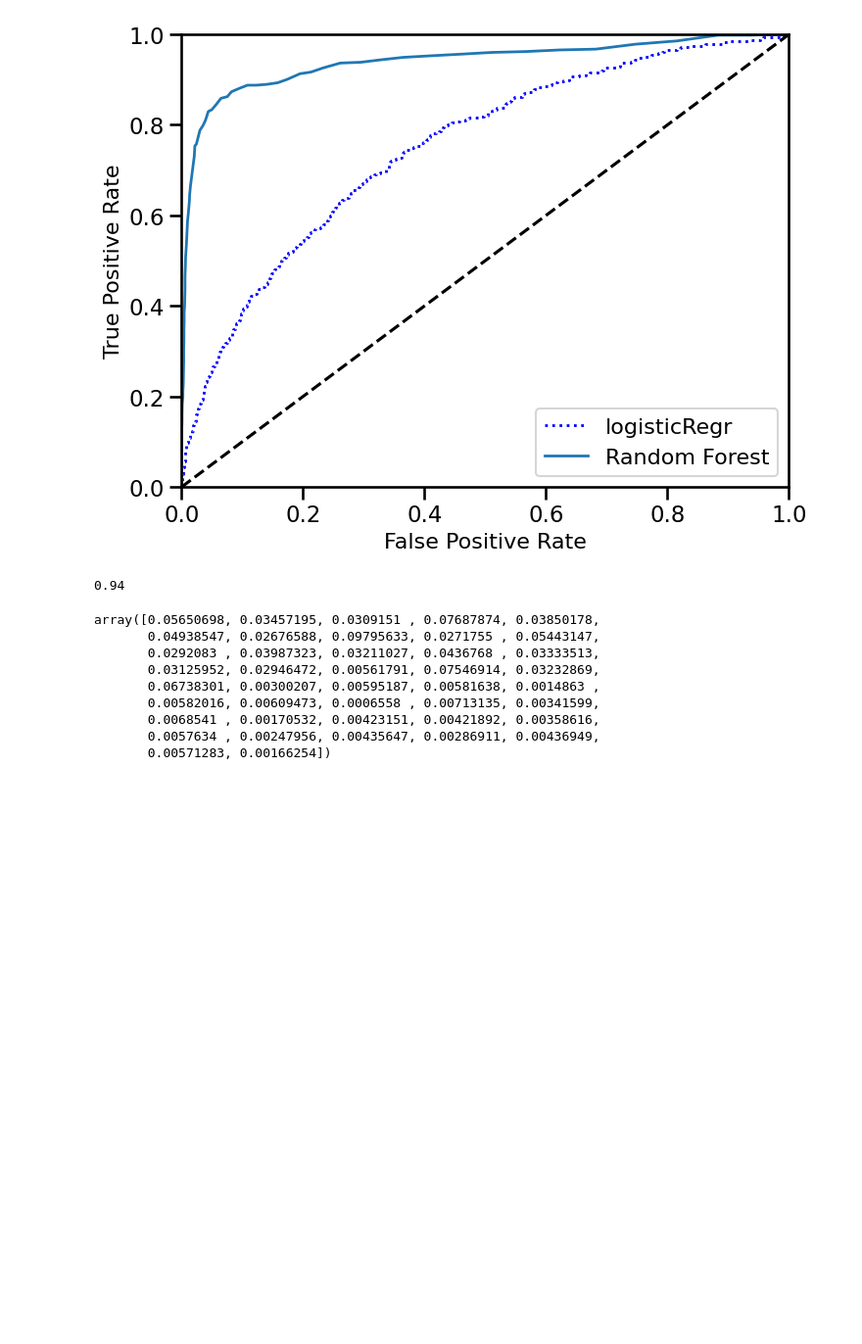
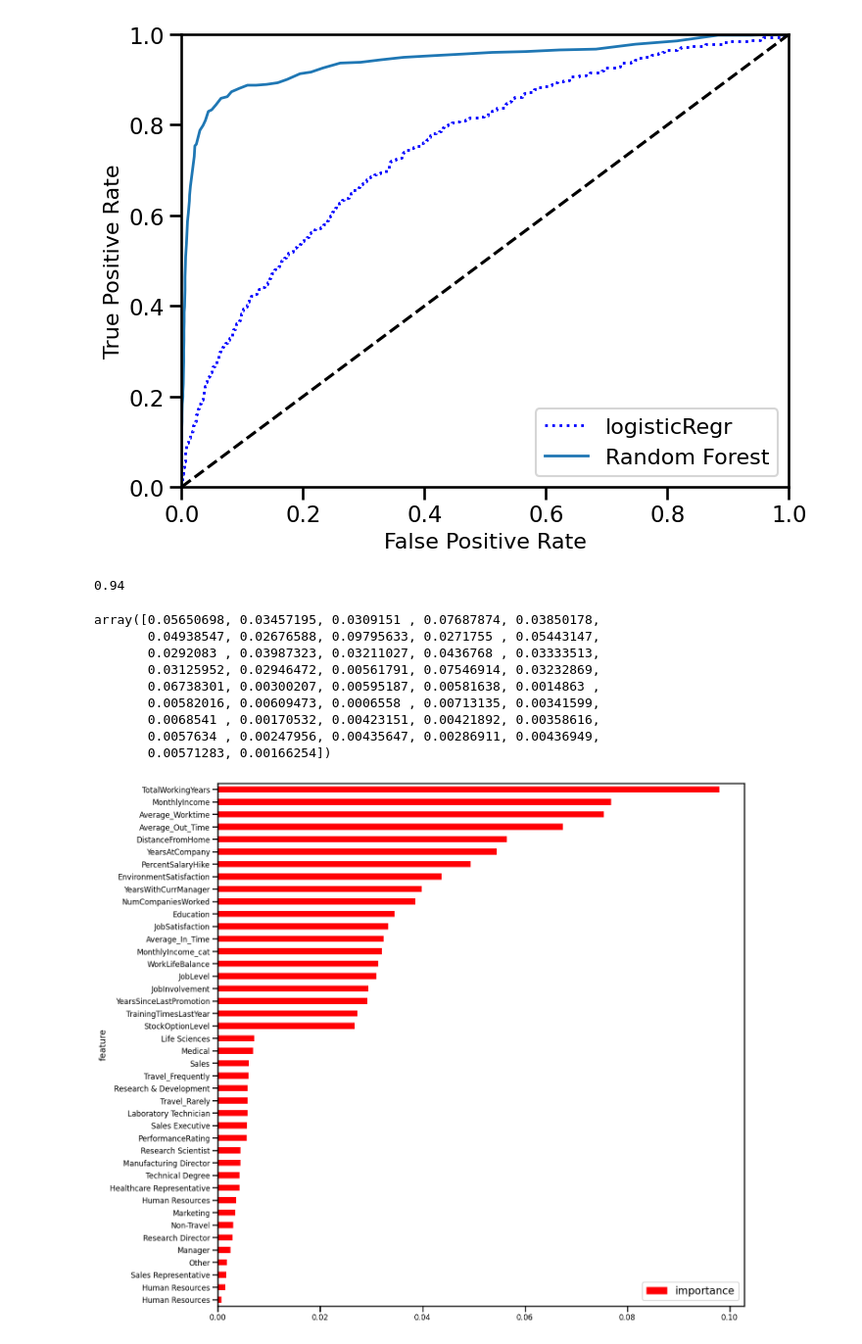
Before and after one commit to OscarPALISSOT/ML_Classifier_CESI_A4, a Jupyter notebook: notebook/Import_data.ipynb, the cells around one changed output. Shown at 98% size. Saved outputs shown, nothing was run; the diff lists cells and outputs as text; code cells hidden in the pictures; blank space fills up the shorter version.

Commit message:
graph

```diff
--- a/notebook/Import_data.ipynb
+++ b/notebook/Import_data.ipynb
@@ -799,3 +799,15 @@ array([0.05650698, 0.03457195, 0.0309151 , 0.07687874, 0.03850178,
        0.0068541 , 0.00170532, 0.00423151, 0.00421892, 0.00358616,
        0.0057634 , 0.00247956, 0.00435647, 0.00286911, 0.00436949,
        0.00571283, 0.00166254])
+# %%
+result = grid_search.best_estimator_.feature_importances_
+bite = X_train.copy()
+
+feature_importances_forest = pd.DataFrame(bite.columns, columns = ["feature"])
+feature_importances_forest["importance"] = result
+feature_importances_forest = feature_importances_forest.sort_values(by = ["importance"], ascending=True)
+
+ax = feature_importances_forest.plot.barh(x='feature', y='importance', figsize=(15,15), color='#ff0005')
+plt.show()
+# %% [output]
+[figure, added]
```
